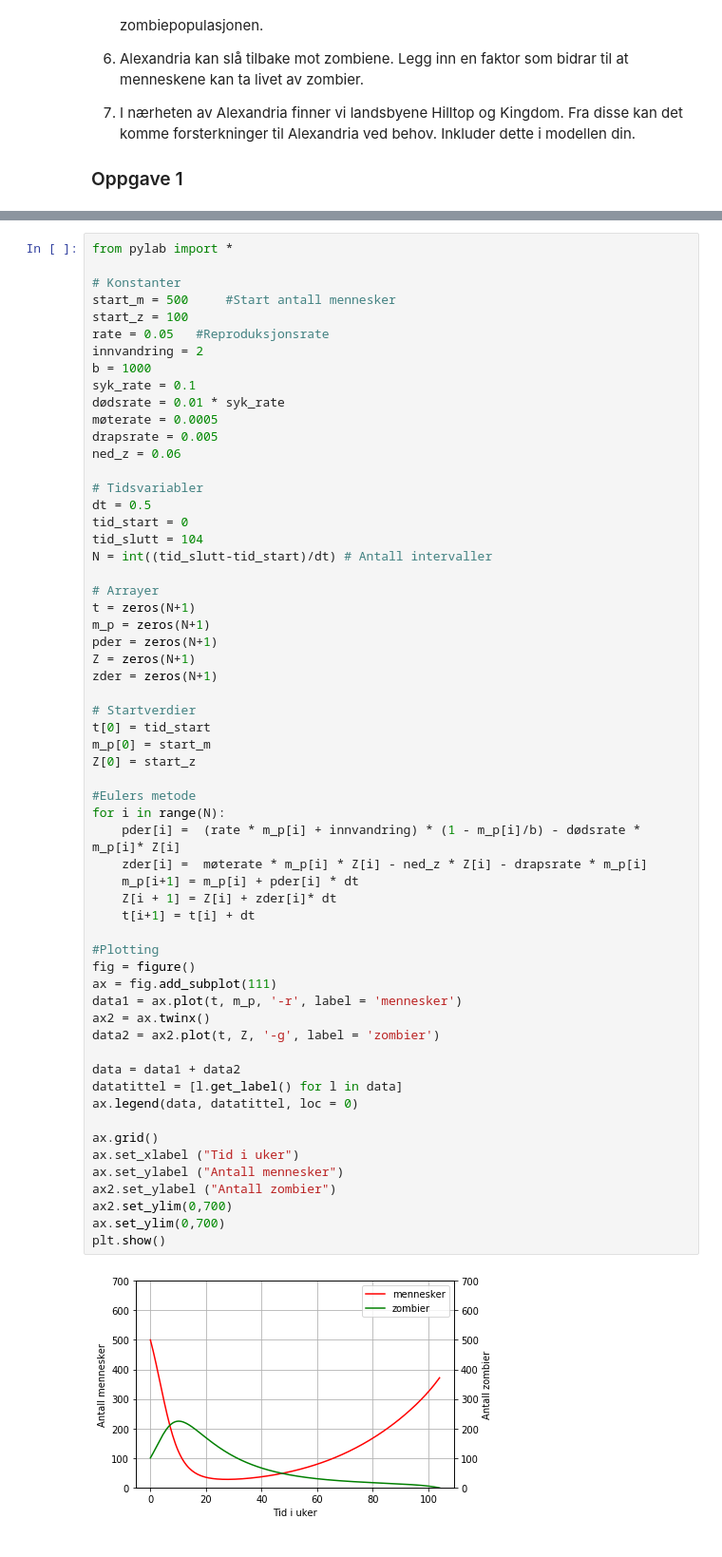
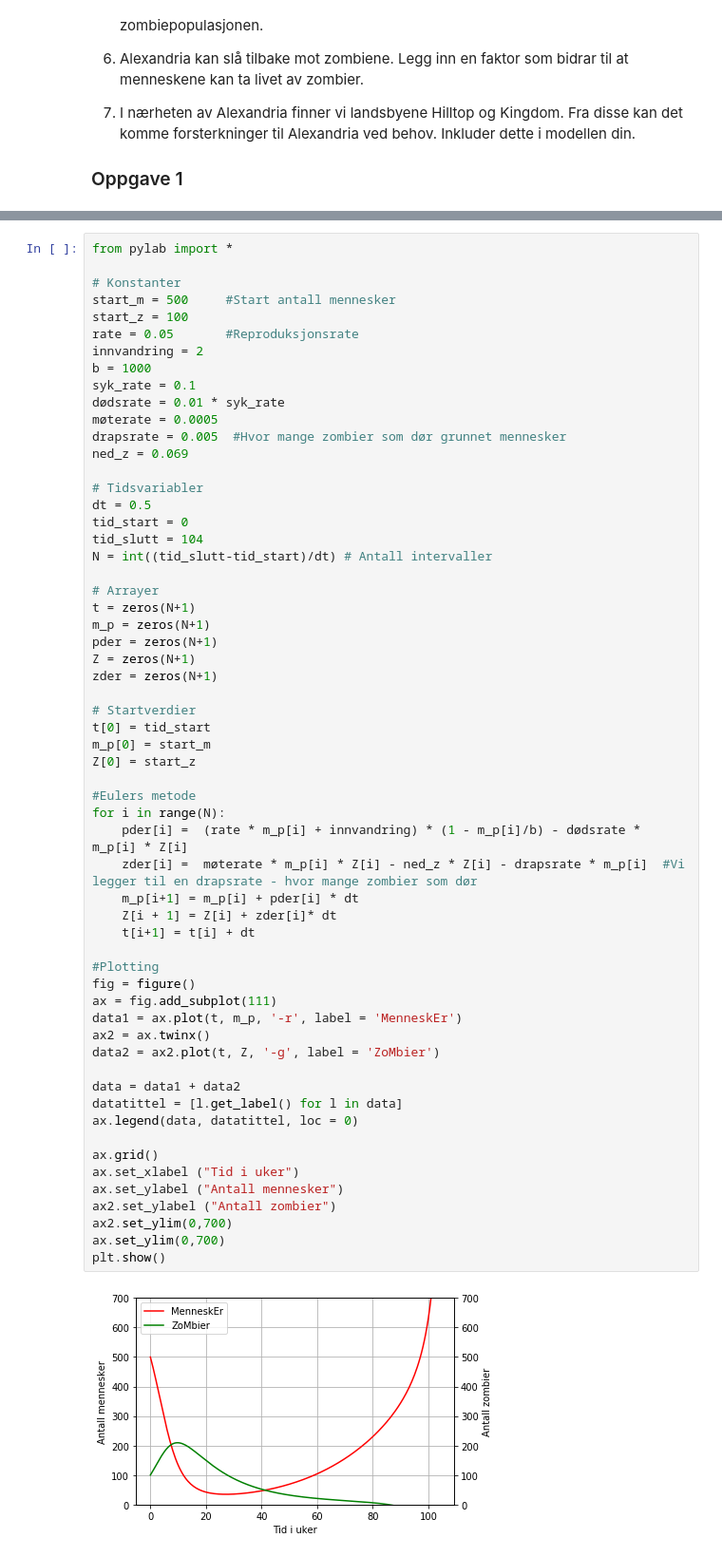
Before and after one commit to alexcieplak/Zombie-prosjekt, a Jupyter notebook: Zombie - prosjektoppgave .ipynb, the cells around one changed output, grey strips where cells are left out. Shown at 95% size. Drawn from its saved outputs; the diff is of its cells as text.

```diff
--- a/Zombie - prosjektoppgave .ipynb
+++ b/Zombie - prosjektoppgave .ipynb
@@ -298,14 +332,14 @@ from pylab import *
 # Konstanter
 start_m = 500     #Start antall mennesker
 start_z = 100
-rate = 0.05   #Reproduksjonsrate
+rate = 0.05       #Reproduksjonsrate
 innvandring = 2
 b = 1000
 syk_rate = 0.1
 dødsrate = 0.01 * syk_rate
 møterate = 0.0005
-drapsrate = 0.005
-ned_z = 0.06
+drapsrate = 0.005  #Hvor mange zombier som dør grunnet mennesker
+ned_z = 0.069
 
 # Tidsvariabler
 dt = 0.5
@@ -321,37 +355,37 @@ Z = zeros(N+1)
 zder = zeros(N+1)
 
 # Startverdier
 t[0] = tid_start
 m_p[0] = start_m
 Z[0] = start_z
 
 #Eulers metode
 for i in range(N):
-    pder[i] =  (rate * m_p[i] + innvandring) * (1 - m_p[i]/b) - dødsrate * m_p[i]* Z[i]
-    zder[i] =  møterate * m_p[i] * Z[i] - ned_z * Z[i] - drapsrate * m_p[i]
+    pder[i] =  (rate * m_p[i] + innvandring) * (1 - m_p[i]/b) - dødsrate * m_p[i] * Z[i]
+    zder[i] =  møterate * m_p[i] * Z[i] - ned_z * Z[i] - drapsrate * m_p[i]  #Vi legger til en drapsrate - hvor mange zombier som dør
     m_p[i+1] = m_p[i] + pder[i] * dt
     Z[i + 1] = Z[i] + zder[i]* dt
     t[i+1] = t[i] + dt
 
 #Plotting
 fig = figure()
 ax = fig.add_subplot(111)
-data1 = ax.plot(t, m_p, '-r', label = 'mennesker')
+data1 = ax.plot(t, m_p, '-r', label = 'MenneskEr')
 ax2 = ax.twinx()
-data2 = ax2.plot(t, Z, '-g', label = 'zombier')
+data2 = ax2.plot(t, Z, '-g', label = 'ZoMbier')
 
 data = data1 + data2
 datatittel = [l.get_label() for l in data]
 ax.legend(data, datatittel, loc = 0)
 
 ax.grid()
 ax.set_xlabel ("Tid i uker")
 ax.set_ylabel ("Antall mennesker")
 ax2.set_ylabel ("Antall zombier")
 ax2.set_ylim(0,700)
 ax.set_ylim(0,700)
 plt.show()
 # %% [output]
-[figure, old version]
+[figure, new version]
 # %% [markdown]
 ### Kommentar
```
Also changed, not shown: parts of 15 cells of this notebook.
